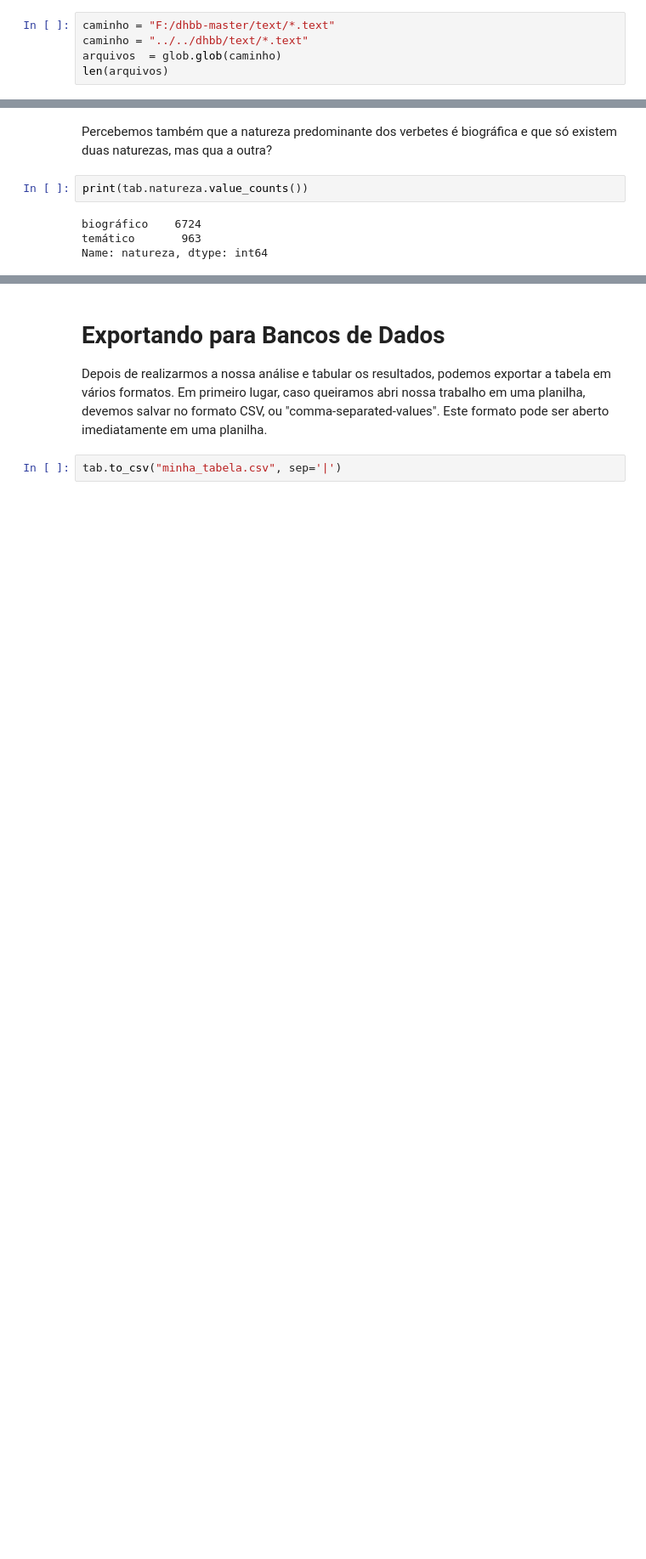
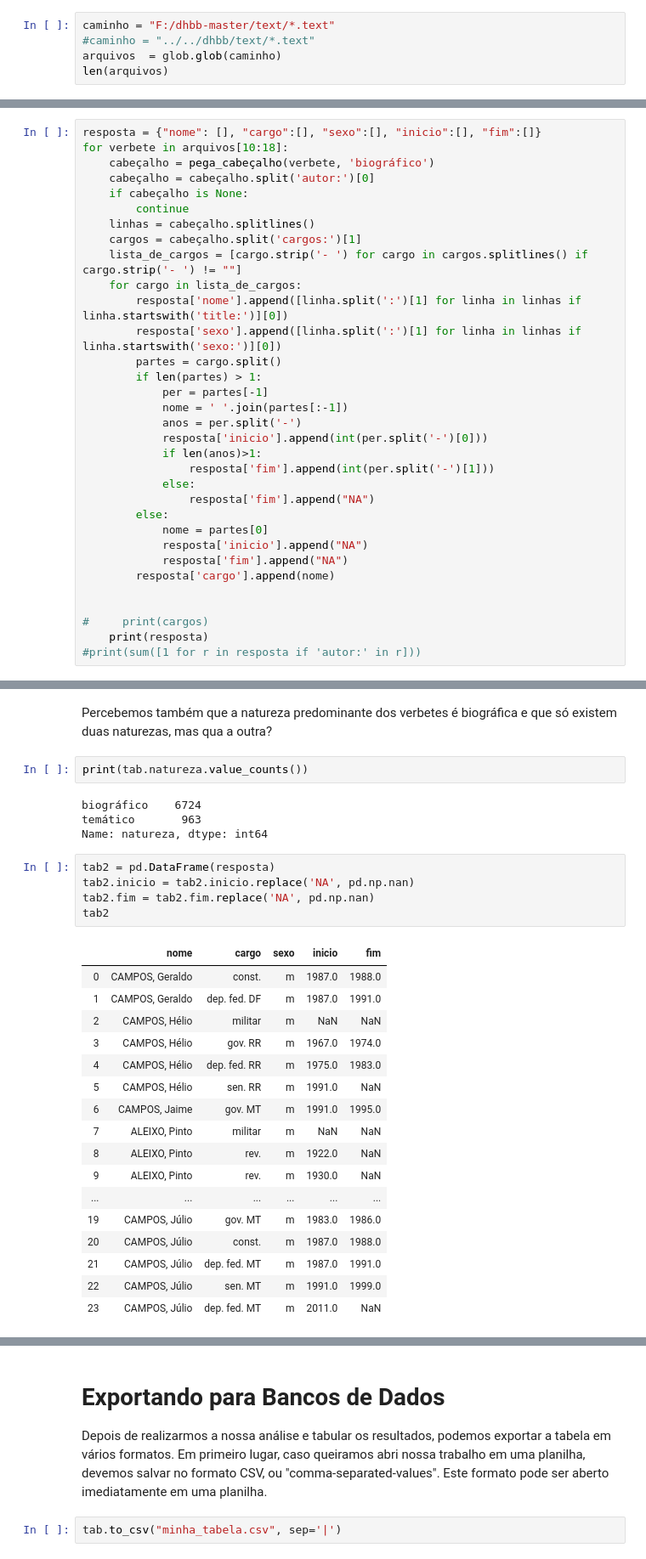
Before and after one commit to fccoelho/text-mining-cientistas-sociais, a Jupyter notebook: Capitulo_1.ipynb, the cells around one changed output, grey strips where cells are left out. Shown at 85% size. Cells and saved outputs as stored; diff of their text form; blank space fills up the shorter version.

````diff
--- a/Capitulo_1.ipynb
+++ b/Capitulo_1.ipynb
@@ -16,7 +16,7 @@ alô turma!
 Assumindo que os dados do DHBB já foram baixados para um diretório local, podemos começar inspecionando o diretório e listando o seu conteúdo.
 # %%
 caminho = "F:/dhbb-master/text/*.text"
-caminho = "../../dhbb/text/*.text"
+#caminho = "../../dhbb/text/*.text"
 arquivos  = glob.glob(caminho)
 len(arquivos)
 # %% [output]
@@ -196,3 +215,36 @@ Modifique o código acima para criar outro dicionário com a seguinte estrutura:
     "fim": [1988, 1991, ...]
 }
 ```
+# %%
+resposta = {"nome": [], "cargo":[], "sexo":[], "inicio":[], "fim":[]}
+for verbete in arquivos[10:18]:
+    cabeçalho = pega_cabeçalho(verbete, 'biográfico')
+    cabeçalho = cabeçalho.split('autor:')[0]
+    if cabeçalho is None:
+        continue
+    linhas = cabeçalho.splitlines()
+    cargos = cabeçalho.split('cargos:')[1]
+    lista_de_cargos = [cargo.strip('- ') for cargo in cargos.splitlines() if cargo.strip('- ') != ""]
+    for cargo in lista_de_cargos:
+        resposta['nome'].append([linha.split(':')[1] for linha in linhas if linha.startswith('title:')][0])
+        resposta['sexo'].append([linha.split(':')[1] for linha in linhas if linha.startswith('sexo:')][0])
+        partes = cargo.split()
+        if len(partes) > 1:
+            per = partes[-1]
+            nome = ' '.join(partes[:-1])
+            anos = per.split('-')
+            resposta['inicio'].append(int(per.split('-')[0]))
+            if len(anos)>1:
+                resposta['fim'].append(int(per.split('-')[1]))
+            else:
+                resposta['fim'].append("NA")
+        else:
+            nome = partes[0]
+            resposta['inicio'].append("NA")
+            resposta['fim'].append("NA")
+        resposta['cargo'].append(nome)
+
+
+#     print(cargos)
+    print(resposta)
+#print(sum([1 for r in resposta if 'autor:' in r]))
@@ -381,3 +461,26 @@ print(tab.natureza.value_counts())
 biográfico    6724
 temático       963
 Name: natureza, dtype: int64
+# %%
+tab2 = pd.DataFrame(resposta)
+tab2.inicio = tab2.inicio.replace('NA', pd.np.nan)
+tab2.fim = tab2.fim.replace('NA', pd.np.nan)
+tab2
+# %% [output]
+|  | nome | cargo | sexo | inicio | fim |
+| 0 | CAMPOS, Geraldo | const. | m | 1987.0 | 1988.0 |
+| 1 | CAMPOS, Geraldo | dep. fed. DF | m | 1987.0 | 1991.0 |
+| 2 | CAMPOS, Hélio | militar | m | NaN | NaN |
+| 3 | CAMPOS, Hélio | gov. RR | m | 1967.0 | 1974.0 |
+| 4 | CAMPOS, Hélio | dep. fed. RR | m | 1975.0 | 1983.0 |
+| 5 | CAMPOS, Hélio | sen. RR | m | 1991.0 | NaN |
+| 6 | CAMPOS, Jaime | gov. MT | m | 1991.0 | 1995.0 |
+| 7 | ALEIXO, Pinto | militar | m | NaN | NaN |
+| 8 | ALEIXO, Pinto | rev. | m | 1922.0 | NaN |
+| 9 | ALEIXO, Pinto | rev. | m | 1930.0 | NaN |
+| ... | ... | ... | ... | ... | ... |
+| 19 | CAMPOS, Júlio | gov. MT | m | 1983.0 | 1986.0 |
+| 20 | CAMPOS, Júlio | const. | m | 1987.0 | 1988.0 |
+| 21 | CAMPOS, Júlio | dep. fed. MT | m | 1987.0 | 1991.0 |
+| 22 | CAMPOS, Júlio | sen. MT | m | 1991.0 | 1999.0 |
+| 23 | CAMPOS, Júlio | dep. fed. MT | m | 2011.0 | NaN |
````
Also changed, not shown: parts of 19 cells of this notebook.
